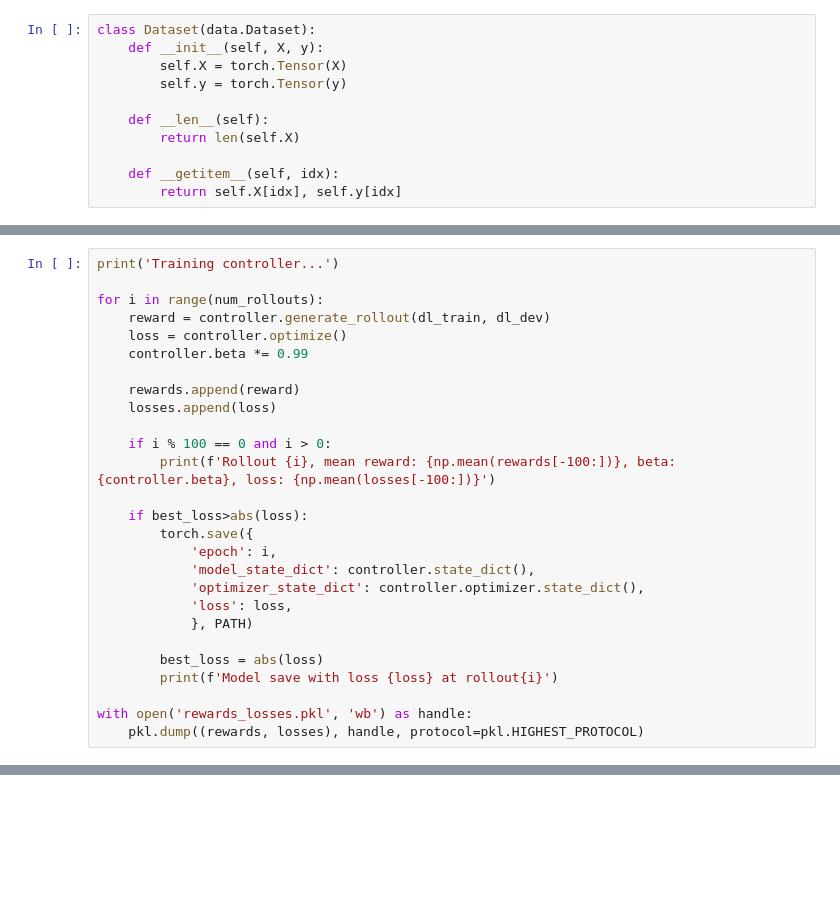
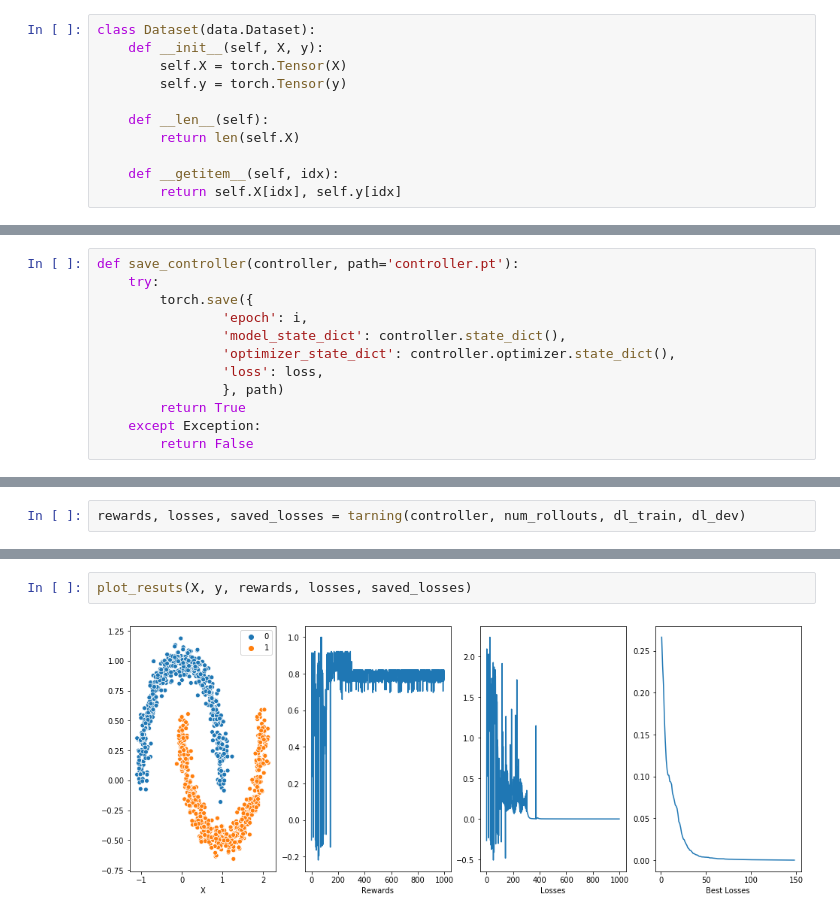
Before and after one commit to SamirMoustafa/minimal-nas, a Jupyter notebook: train.ipynb, the cells around one changed output, grey strips where cells are left out. Cells and saved outputs as stored; diff of their text form; blank space fills up the shorter version.

```diff
--- a/train.ipynb
+++ b/train.ipynb
@@ -37,3 +42,15 @@ def load_dataset(p_val=0.1, p_test=0.2, noise=0.2):
     dl_test = data.DataLoader(ds_test, batch_size=32, shuffle=True)
 
     return dl_train, dl_dev, dl_test, X, y
+# %%
+def save_controller(controller, path='controller.pt'):
+    try:
+        torch.save({
+                'epoch': i,
+                'model_state_dict': controller.state_dict(),
+                'optimizer_state_dict': controller.optimizer.state_dict(),
+                'loss': loss,
+                }, path)
+        return True
+    except Exception:
+        return False
@@ -54,27 +123,0 @@ best_loss = math.inf
-# %%
-print('Training controller...')
-
-for i in range(num_rollouts):
-    reward = controller.generate_rollout(dl_train, dl_dev)
-    loss = controller.optimize()
-    controller.beta *= 0.99
-
-    rewards.append(reward)
-    losses.append(loss)
-
-    if i % 100 == 0 and i > 0:
-        print(f'Rollout {i}, mean reward: {np.mean(rewards[-100:])}, beta: {controller.beta}, loss: {np.mean(losses[-100:])}')
-
-    if best_loss>abs(loss):
-        torch.save({
-            'epoch': i,
-            'model_state_dict': controller.state_dict(),
-            'optimizer_state_dict': controller.optimizer.state_dict(),
-            'loss': loss,
-            }, PATH)
-
-        best_loss = abs(loss)
-        print(f'Model save with loss {loss} at rollout{i}')
-
-with open('rewards_losses.pkl', 'wb') as handle:
-    pkl.dump((rewards, losses), handle, protocol=pkl.HIGHEST_PROTOCOL)
@@ -106,0 +126,2 @@ losses = list()
+# %%
+rewards, losses, saved_losses = tarning(controller, num_rollouts, dl_train, dl_dev)
@@ -107 +131,5 @@ losses = list()
+# %%
+plot_resuts(X, y, rewards, losses, saved_losses)
+# %% [output]
+[figure, added]
 # %% [markdown]
```
Also changed, not shown: parts of 26 cells of this notebook, 1 other file.
